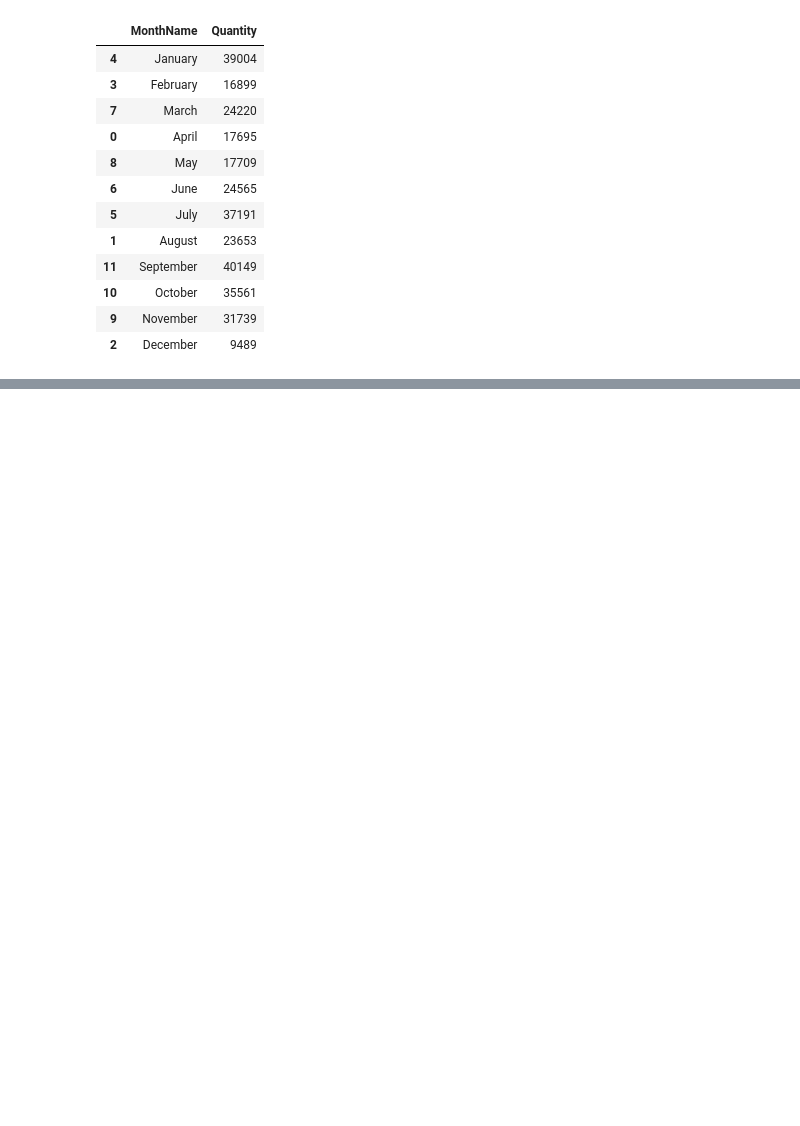
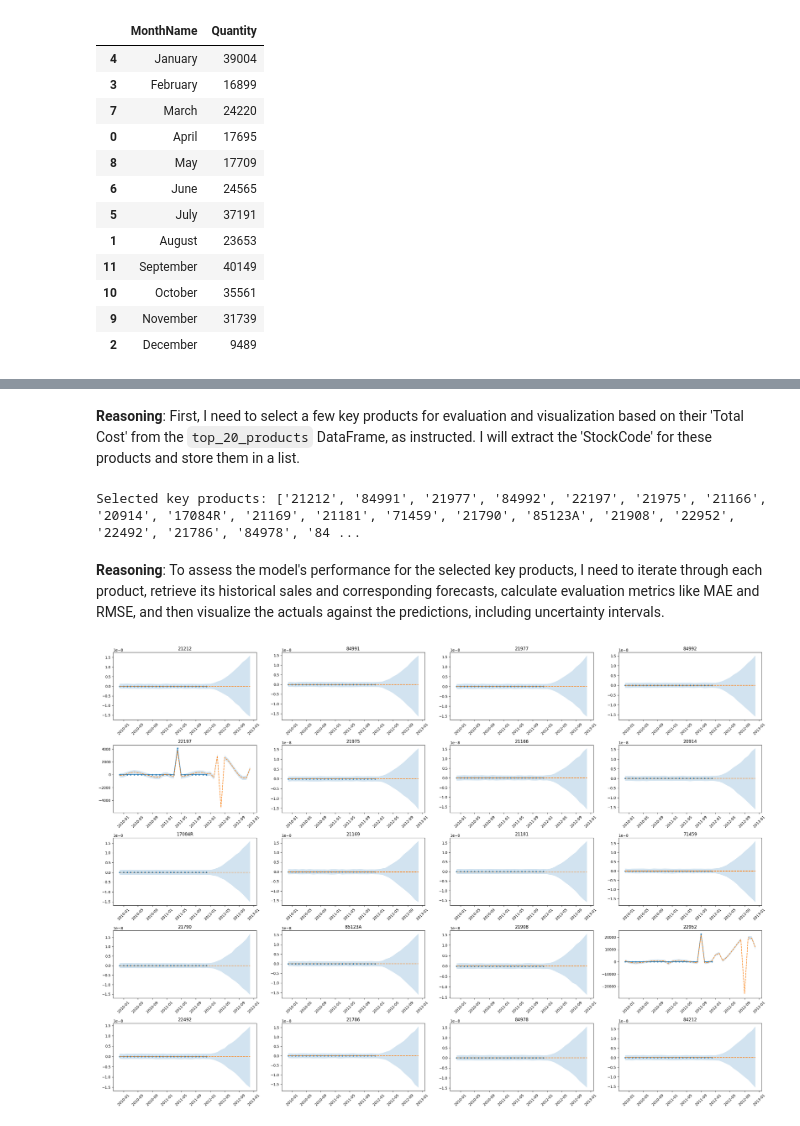
Before and after one commit to Ri-Dearg/ca2-market-retail, a Jupyter notebook: ca2-market-retail.ipynb, the cells around one changed output, grey strips where cells are left out. Saved outputs shown, nothing was run; the diff lists cells and outputs as text; code cells hidden in the pictures; blank space fills up the shorter version.

```diff
--- a/ca2-market-retail.ipynb
+++ b/ca2-market-retail.ipynb
@@ -848,0 +904,14 @@ plt.show()
+# %%
+unique_stock_codes = clean_data_v2['StockCode'].unique()
+
+all_product_monthly_sales = []
+
+for stock_code in unique_stock_codes:
+    product_sales = monthly_sales[monthly_sales['StockCode'] == stock_code].set_index('InvoiceDate')
+    product_sales = product_sales.reindex(full_date_range, fill_value=0)
+    product_sales['StockCode'] = stock_code # Re-add StockCode as it might be lost during reindexing
+    all_product_monthly_sales.append(product_sales)
+
+monthly_sales_by_product = pd.concat(all_product_monthly_sales).reset_index()
+monthly_sales_by_product = monthly_sales_by_product.rename(columns={'index': 'InvoiceDate'})
+monthly_sales_by_product.head()
@@ -848,0 +998,52 @@ plt.show()
+# %% [markdown]
+**Reasoning**:
+First, I need to select a few key products for evaluation and visualization based on their 'Total Cost' from the `top_20_products` DataFrame, as instructed. I will extract the 'StockCode' for these products and store them in a list.
+# %%
+key_products = top_20_products_quantity['StockCode'].tolist()
+
+print(f"Selected key products: {key_products}")
+# %% [output]
+Selected key products: ['21212', '84991', '21977', '84992', '22197', '21975', '21166', '20914', '17084R', '21169', '21181', '71459', '21790', '85123A', '21908', '22952', '22492', '21786', '84978', '84 ...
+# %% [markdown]
+**Reasoning**:
+To assess the model's performance for the selected key products, I need to iterate through each product, retrieve its historical sales and corresponding forecasts, calculate evaluation metrics like MAE and RMSE, and then visualize the actuals against the predictions, including uncertainty intervals.
+# %%
+n = len(key_products)
+rows, cols = 5, 4
+
+fig, axes = plt.subplots(rows, cols, figsize=(26, 18))
+axes = axes.flatten()
+
+metrics = []
+
+for ax, product_code in zip(axes, key_products):
+
+    actual_sales = prophet_df[prophet_df["StockCode"] == product_code].copy()
+    product_forecast = all_product_forecasts_df[all_product_forecasts_df["StockCode"] == product_code].copy()
+
+    ax.plot(actual_sales["ds"], actual_sales["y"], "o-", label="Actual", markersize=3)
+    ax.plot(product_forecast["ds"], product_forecast["yhat"], "--", label="Forecast")
+
+    ax.fill_between(
+        product_forecast["ds"],
+        product_forecast["yhat_lower"],
+        product_forecast["yhat_upper"],
+        alpha=0.2
+    )
+
+    ax.set_title(str(product_code))
+    ax.tick_params(axis="x", rotation=45)
+
+# Hide unused plots
+for ax in axes[len(key_products):]:
+    ax.axis("off")
+
+plt.tight_layout()
+plt.show()
+
+# Print evaluation metrics (sorted best → worst)
+if metrics:
+    metrics_df = pd.DataFrame(metrics, columns=["StockCode", "MAE", "RMSE"]).sort_values("MAE")
+    display(metrics_df)
+# %% [output]
+[figure, added]
```
Also changed, not shown: parts of 14 cells of this notebook.
